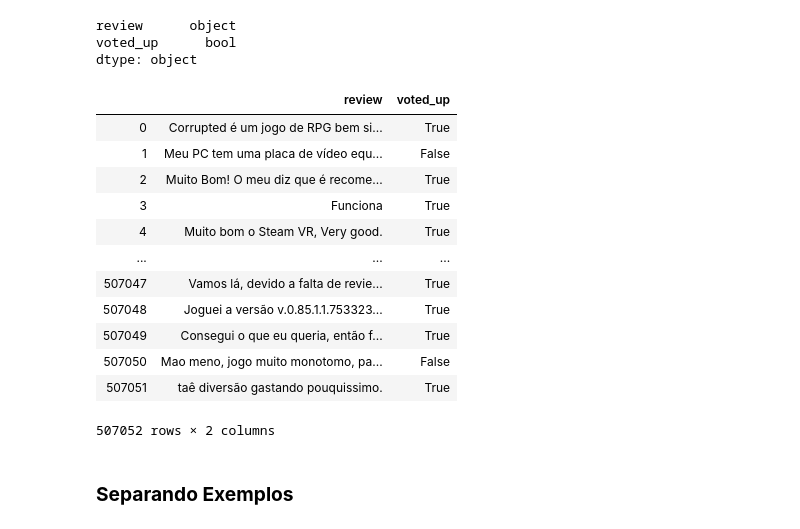
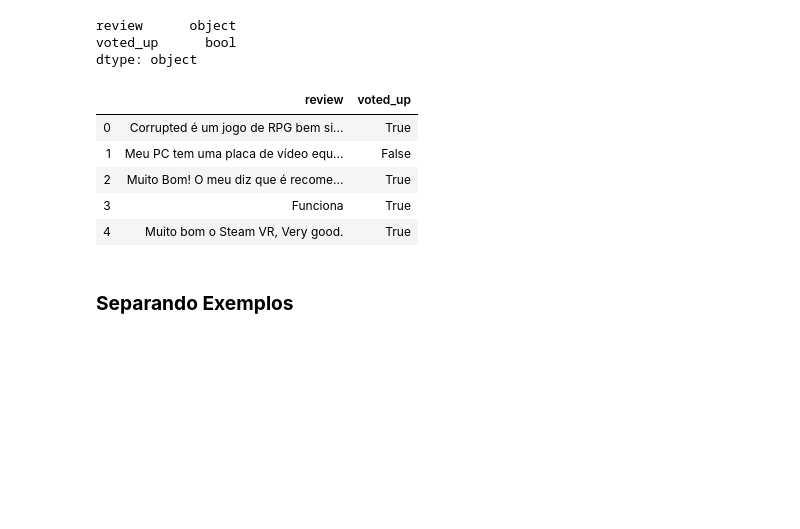
Before and after one commit to juan-burtet/PLN, a Jupyter notebook: Trabalho 2/SA_Notebook.ipynb, the cells around one changed output. Drawn from its saved outputs; the diff is of its cells as text; code cells hidden in the pictures; blank space fills up the shorter version.

```diff
--- a/Trabalho 2/SA_Notebook.ipynb
+++ b/Trabalho 2/SA_Notebook.ipynb
@@ -36,21 +36,14 @@ review      object
 voted_up      bool
 dtype: object
 # %%
-data
+data.head(5)
 # %% [output]
 |  | review | voted_up |
 | 0 | Corrupted é um jogo de RPG bem si... | True |
 | 1 | Meu PC tem uma placa de vídeo equ... | False |
 | 2 | Muito Bom! O meu diz que é recome... | True |
 | 3 | Funciona | True |
 | 4 | Muito bom o Steam VR, Very good. | True |
-| ... | ... | ... |
-| 507047 | Vamos lá, devido a falta de revie... | True |
-| 507048 | Joguei a versão v.0.85.1.1.753323... | True |
-| 507049 | Consegui o que eu queria, então f... | True |
-| 507050 | Mao meno, jogo muito monotomo, pa... | False |
-| 507051 | taê diversão gastando pouquissimo. | True |
-507052 rows × 2 columns
 # %% [markdown]
 ### **Separando Exemplos**
 # %% [markdown]
```
Also changed, not shown: parts of 8 cells of this notebook, 1 other file.
